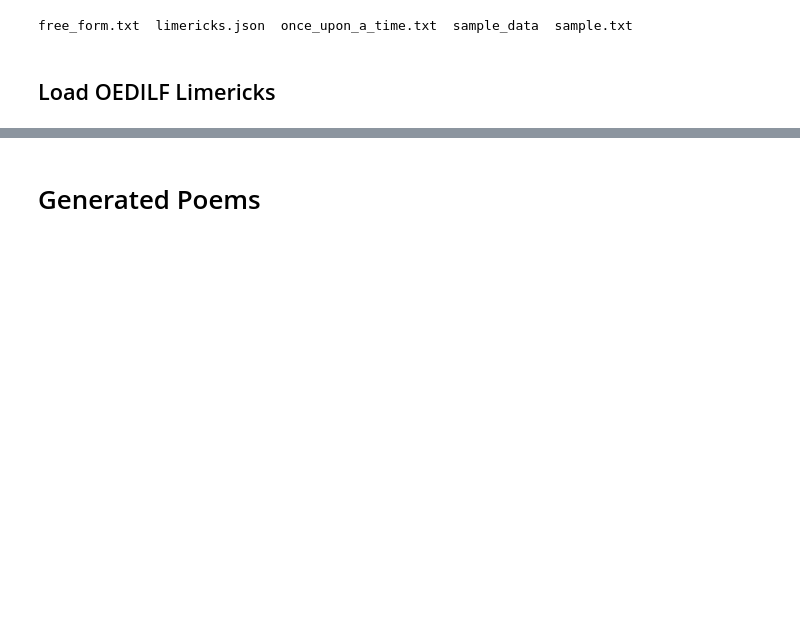
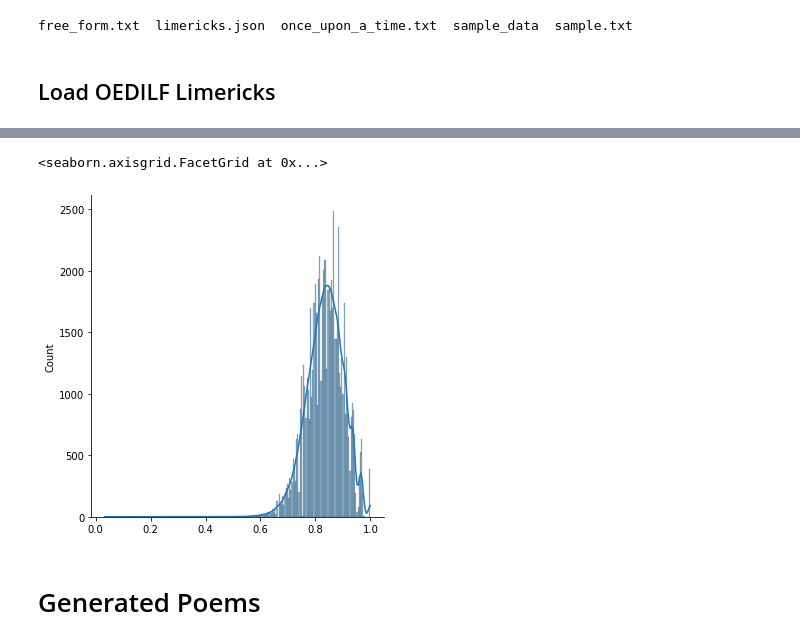
Before and after one commit to coderalo/11785-automatic-poetry-generation, a Jupyter notebook: experimental/poem_selection.ipynb, the cells around one changed output, grey strips where cells are left out. Cells and saved outputs as stored; diff of their text form; code cells hidden in the pictures; blank space fills up the shorter version.

Commit message:
Cleaned, added lexical diversity statistics, added POS filter function

```diff
--- a/experimental/poem_selection.ipynb
+++ b/experimental/poem_selection.ipynb
@@ -68,6 +119,3 @@ DATA_DIR = ''
 free_form.txt  limericks.json  once_upon_a_time.txt  sample_data  sample.txt
 # %% [markdown]
 ## Load OEDILF Limericks
-# %%
-f = open('limericks.json')
-poems_json = json.load(f)
@@ -85,0 +122,15 @@ len(poems_json['limericks'])
+# %%
+def json_poems(fname):
+  """Cleans up poems in the parsed jsons format into a list of strings and calculates lexical diversity"""
+  f = open(fname)
+  poems_json = json.load(f)
+
+  poems = []
+  for k, p in poems_json['limericks'].items():
+    poems.append(p['lines'])
+
+  return poems_json, poems
+# %%
+oedilf_poems_json, oedilf_poems = json_poems('limericks.json')
+# %%
+oedilf_lexical_diversity = calculate_lexical_diversities(oedilf_poems)
@@ -86,3 +160,8 @@ len(poems_json['limericks'])
+# %%
+sns.displot(oedilf_lexical_diversity, kde=True)
+# %% [output]
+<seaborn.axisgrid.FacetGrid at 0x...>
+[figure, added]
 # %% [markdown]
 # Generated Poems
 # %%
```
Also changed, not shown: parts of 33 cells of this notebook.
